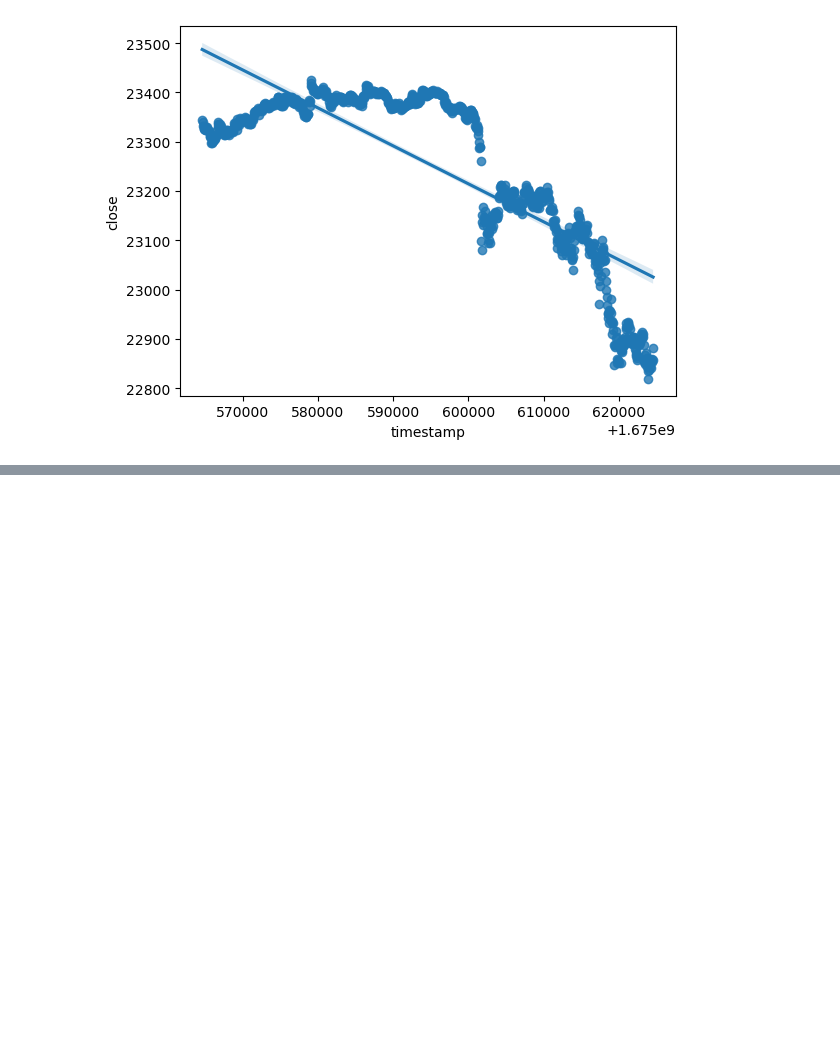
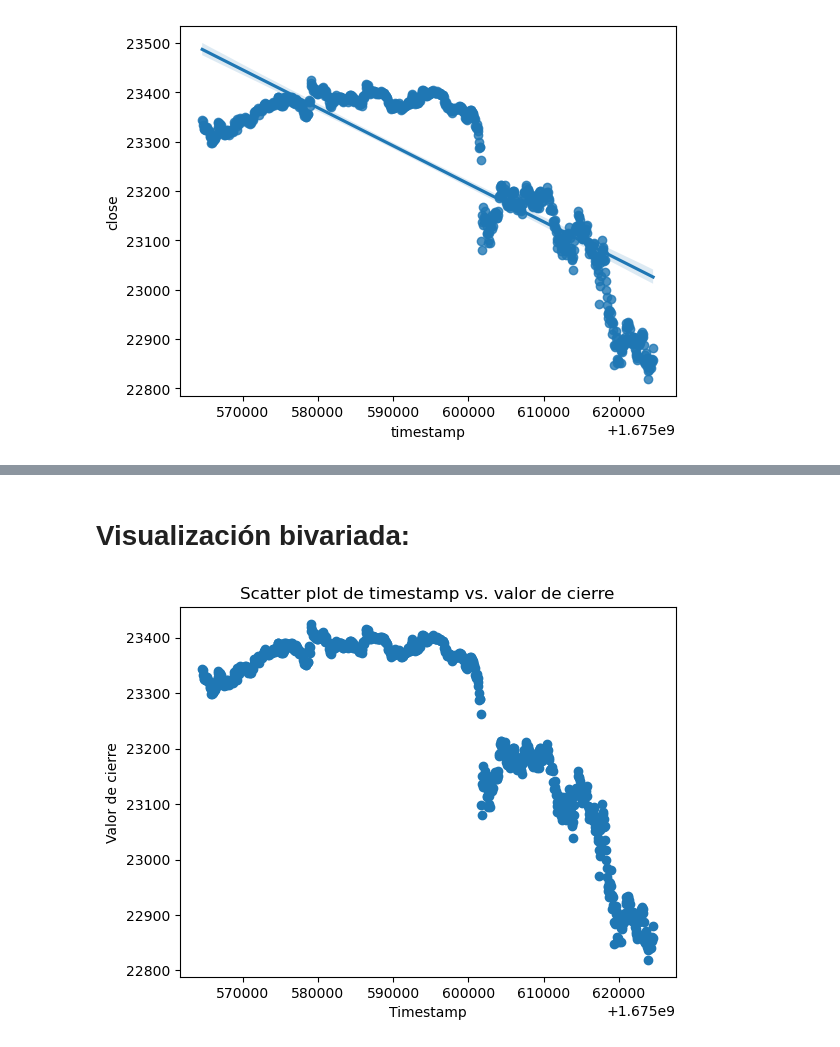
Before and after one commit to geko96/DataScience, a Jupyter notebook: Estructurando un Proyecto de DS (parte I).ipynb, the cells around one changed output, grey strips where cells are left out. Saved outputs shown, nothing was run; the diff lists cells and outputs as text; code cells hidden in the pictures; blank space fills up the shorter version.

```diff
--- a/Estructurando un Proyecto de DS (parte I).ipynb
+++ b/Estructurando un Proyecto de DS (parte I).ipynb
@@ -34,0 +85,10 @@ sns.regplot(x='timestamp', y='close', data=df)
+# %% [markdown]
+# Visualización bivariada:
+# %%
+plt.scatter(df["timestamp"], df["close"])
+plt.xlabel("Timestamp")
+plt.ylabel("Valor de cierre")
+plt.title("Scatter plot de timestamp vs. valor de cierre")
+plt.show()
+# %% [output]
+[figure, added]
```
Also changed, not shown: parts of 9 cells of this notebook.
